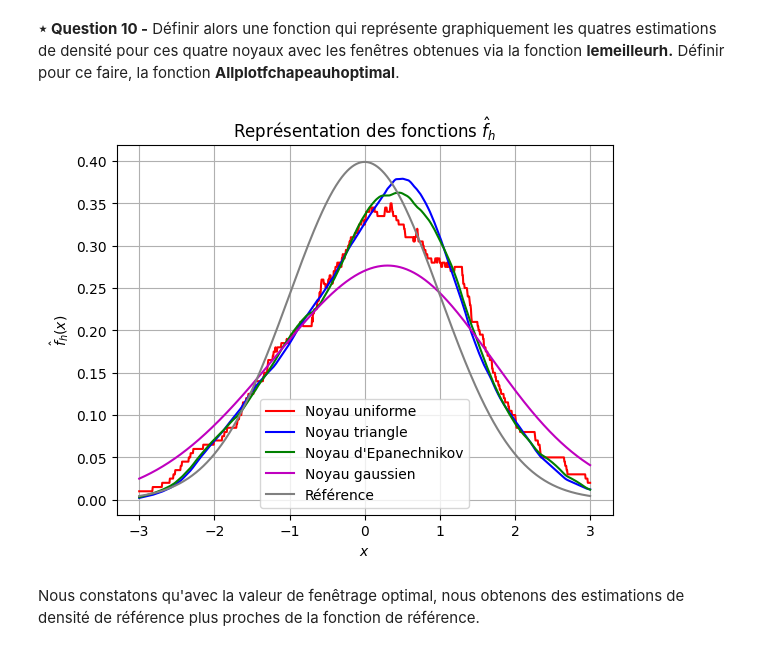
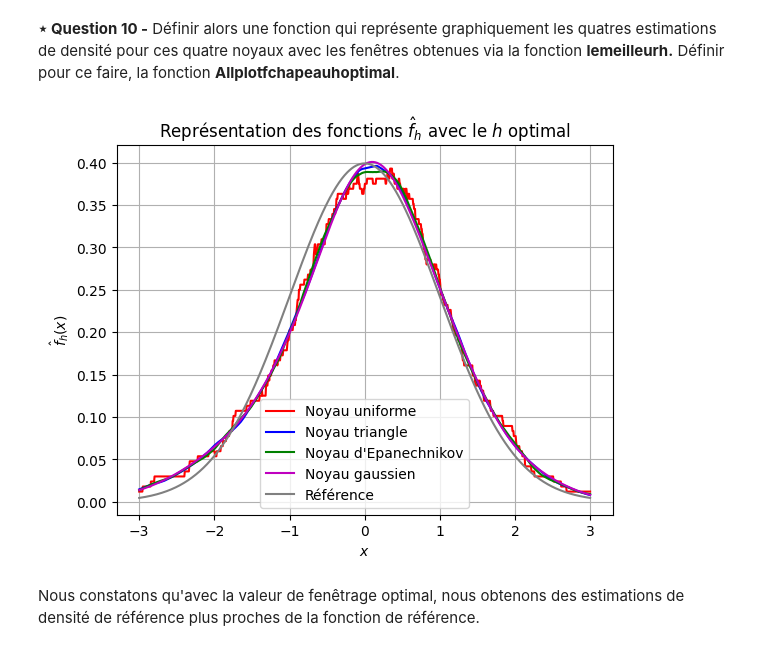
Before and after one commit to Mowibox/SignalLab, a Jupyter notebook: TP3-LONGEOT-THIONGANE-PETIT.ipynb, the cells around one changed output. Cells and saved outputs as stored; diff of their text form; code cells hidden in the pictures.

```diff
--- a/TP3-LONGEOT-THIONGANE-PETIT.ipynb
+++ b/TP3-LONGEOT-THIONGANE-PETIT.ipynb
@@ -189,33 +190,33 @@ def lemeilleurh(funct, f):
          if min >= val:
               min = val
               h = k
-    return h
+    return h/100
 # %% [markdown]
 **⋆ Question 10 -** Définir alors une fonction qui représente graphiquement les quatres estimations de densité pour ces quatre noyaux avec les fenêtres obtenues via la fonction **lemeilleurh.** Définir pour ce faire, la fonction
 **Allplotfchapeauhoptimal**.
 # %%
 def Allplotfchapeauhoptimal(xmin, xmax, pas, col1, col2, col3, col4, colref):
     hu = lemeilleurh(K1, reference) #fenetre uniforme optimale
     ht = lemeilleurh(K2, reference) #fenetre triangle optimale
     he = lemeilleurh(K3, reference) #fenetre d'Epanechnikov optimale
     hg = lemeilleurh(K4, reference) #fenetre gaussienne optimale
     x = np.linspace(xmin, xmax, pas)
     plt.plot(x, fchapeau(K1, hu, X, x), color=col1, label = 'Noyau uniforme')
     plt.plot(x, fchapeau(K2, ht, X, x), color=col2, label = 'Noyau triangle')
     plt.plot(x, fchapeau(K3, he, X, x), color=col3, label = "Noyau d'Epanechnikov")
     plt.plot(x, fchapeau(K4, hg, X, x), color=col4, label = 'Noyau gaussien')
     plt.plot(x, reference(x), color=colref, label = 'Référence')
     plt.title("Représentation des fonctions $\hat{f}_h$ avec le $h$ optimal")
     plt.xlabel("$x$")
     plt.ylabel("$\hat{f}_h(x)$")
     plt.grid()
     plt.legend()
     plt.show()
 
 
-Allplotfchapeauh1(-3, 3, 1000, 'r', 'b', 'g', 'm', 'gray')
+Allplotfchapeauhoptimal(-3, 3, 1000, 'r', 'b', 'g', 'm', 'gray')
 # %% [output]
-[figure, old version]
+[figure, new version]
 # %% [markdown]
 Nous constatons qu'avec la valeur de fenêtrage optimal, nous obtenons des estimations de densité de référence plus proches de la fonction de référence.
 # %% [markdown]
```
Also changed, not shown: parts of 16 cells of this notebook.
